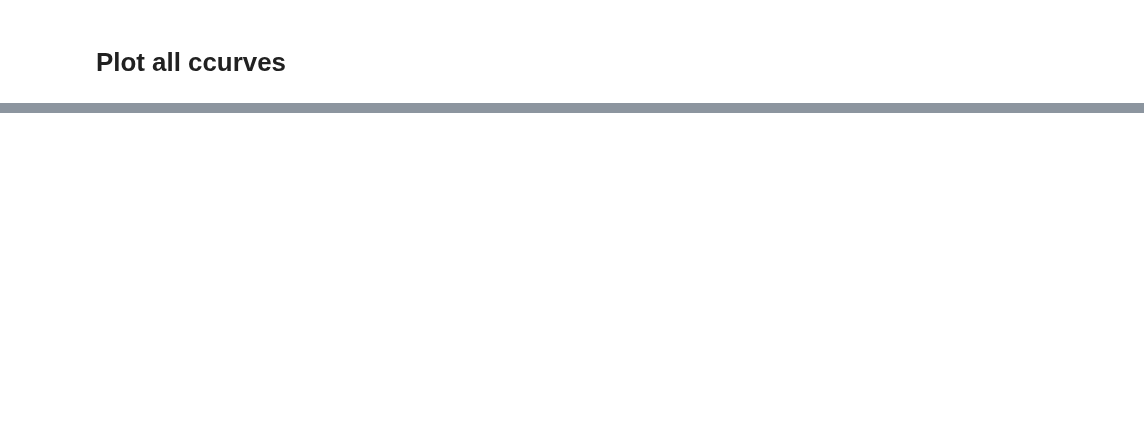
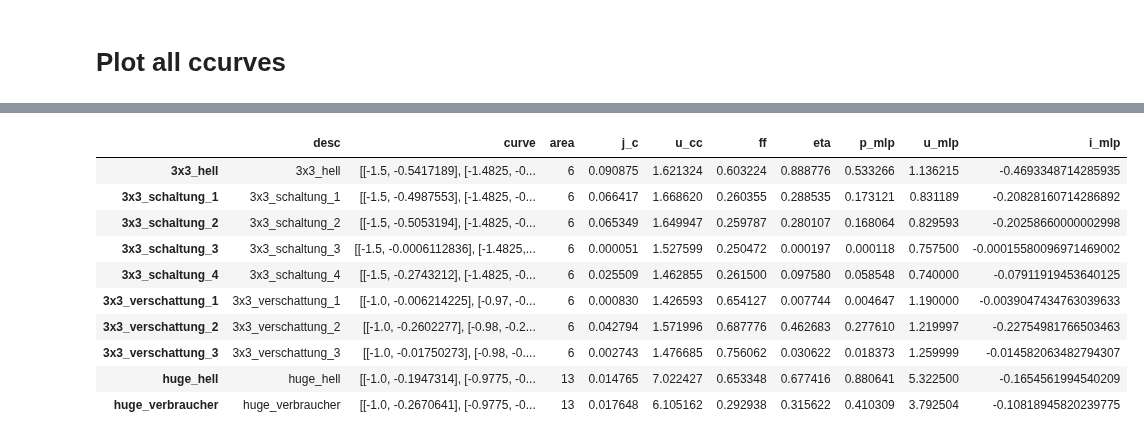
Before and after one commit to vale981/fpraktikum, a Jupyter notebook: SZ/auswertung/c.ipynb, the cells around one changed output, grey strips where cells are left out. Saved outputs shown, nothing was run; the diff lists cells and outputs as text; code cells hidden in the pictures; blank space fills up the shorter version.

```diff
--- a/SZ/auswertung/c.ipynb
+++ b/SZ/auswertung/c.ipynb
@@ -60 +61,15 @@ u_mlp                                               5.3225
 Name: huge_hell, dtype: object
+# %%
+ccurves
+# %% [output]
+|  | desc | curve | area | j_c | u_cc | ff | eta | p_mlp | u_mlp | i_mlp |
+| 3x3_hell | 3x3_hell | [[-1.5, -0.5417189], [-1.4825, -0... | 6 | 0.090875 | 1.621324 | 0.603224 | 0.888776 | 0.533266 | 1.136215 | -0.4693348714285935 |
+| 3x3_schaltung_1 | 3x3_schaltung_1 | [[-1.5, -0.4987553], [-1.4825, -0... | 6 | 0.066417 | 1.668620 | 0.260355 | 0.288535 | 0.173121 | 0.831189 | -0.20828160714286892 |
+| 3x3_schaltung_2 | 3x3_schaltung_2 | [[-1.5, -0.5053194], [-1.4825, -0... | 6 | 0.065349 | 1.649947 | 0.259787 | 0.280107 | 0.168064 | 0.829593 | -0.20258660000002998 |
+| 3x3_schaltung_3 | 3x3_schaltung_3 | [[-1.5, -0.0006112836], [-1.4825,... | 6 | 0.000051 | 1.527599 | 0.250472 | 0.000197 | 0.000118 | 0.757500 | -0.00015580096971469002 |
+| 3x3_schaltung_4 | 3x3_schaltung_4 | [[-1.5, -0.2743212], [-1.4825, -0... | 6 | 0.025509 | 1.462855 | 0.261500 | 0.097580 | 0.058548 | 0.740000 | -0.07911919453640125 |
+| 3x3_verschattung_1 | 3x3_verschattung_1 | [[-1.0, -0.006214225], [-0.97, -0... | 6 | 0.000830 | 1.426593 | 0.654127 | 0.007744 | 0.004647 | 1.190000 | -0.0039047434763039633 |
+| 3x3_verschattung_2 | 3x3_verschattung_2 | [[-1.0, -0.2602277], [-0.98, -0.2... | 6 | 0.042794 | 1.571996 | 0.687776 | 0.462683 | 0.277610 | 1.219997 | -0.22754981766503463 |
+| 3x3_verschattung_3 | 3x3_verschattung_3 | [[-1.0, -0.01750273], [-0.98, -0.... | 6 | 0.002743 | 1.476685 | 0.756062 | 0.030622 | 0.018373 | 1.259999 | -0.014582063482794307 |
+| huge_hell | huge_hell | [[-1.0, -0.1947314], [-0.9775, -0... | 13 | 0.014765 | 7.022427 | 0.653348 | 0.677416 | 0.880641 | 5.322500 | -0.1654561994540209 |
+| huge_verbraucher | huge_verbraucher | [[-1.0, -0.2670641], [-0.9775, -0... | 13 | 0.017648 | 6.105162 | 0.292938 | 0.315622 | 0.410309 | 3.792504 | -0.10818945820239775 |
```
Also changed, not shown: parts of 3 cells of this notebook, 14 other files.
